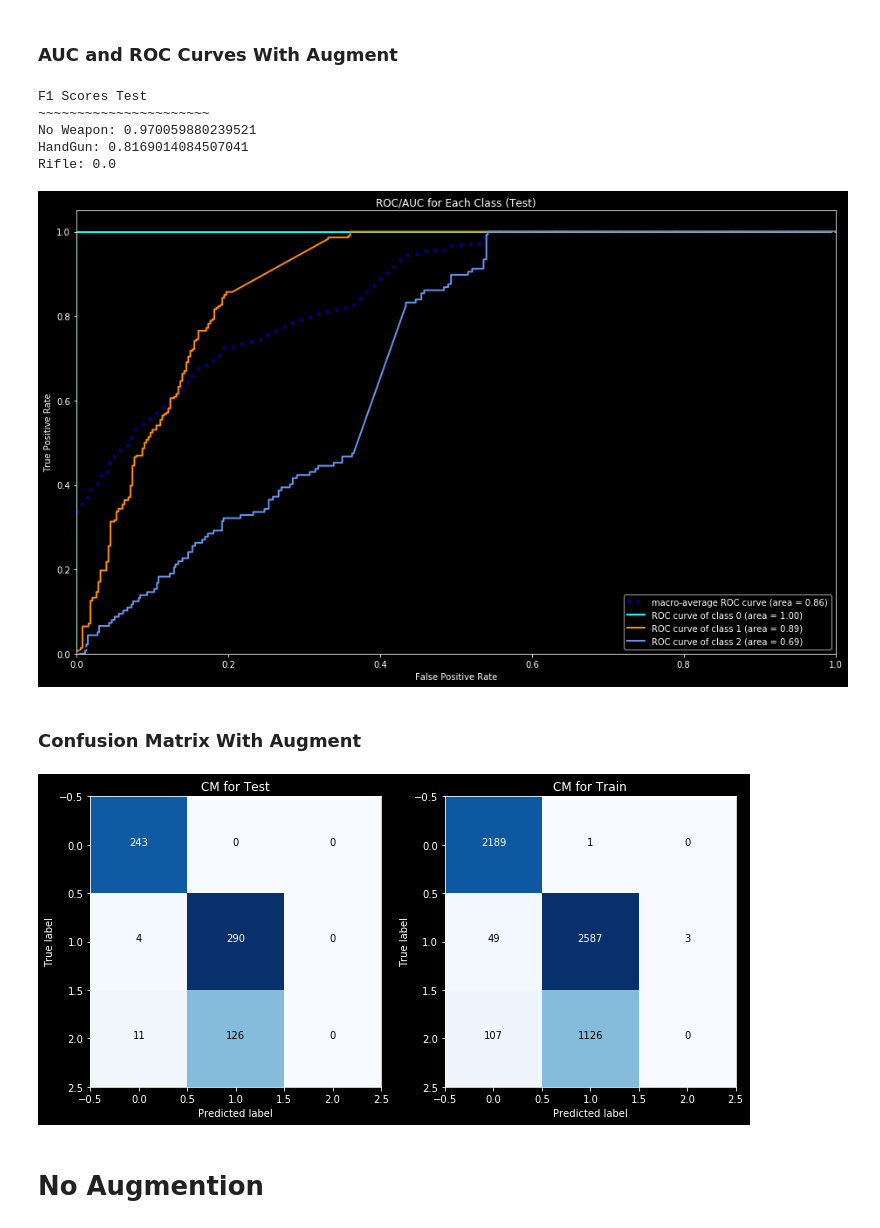
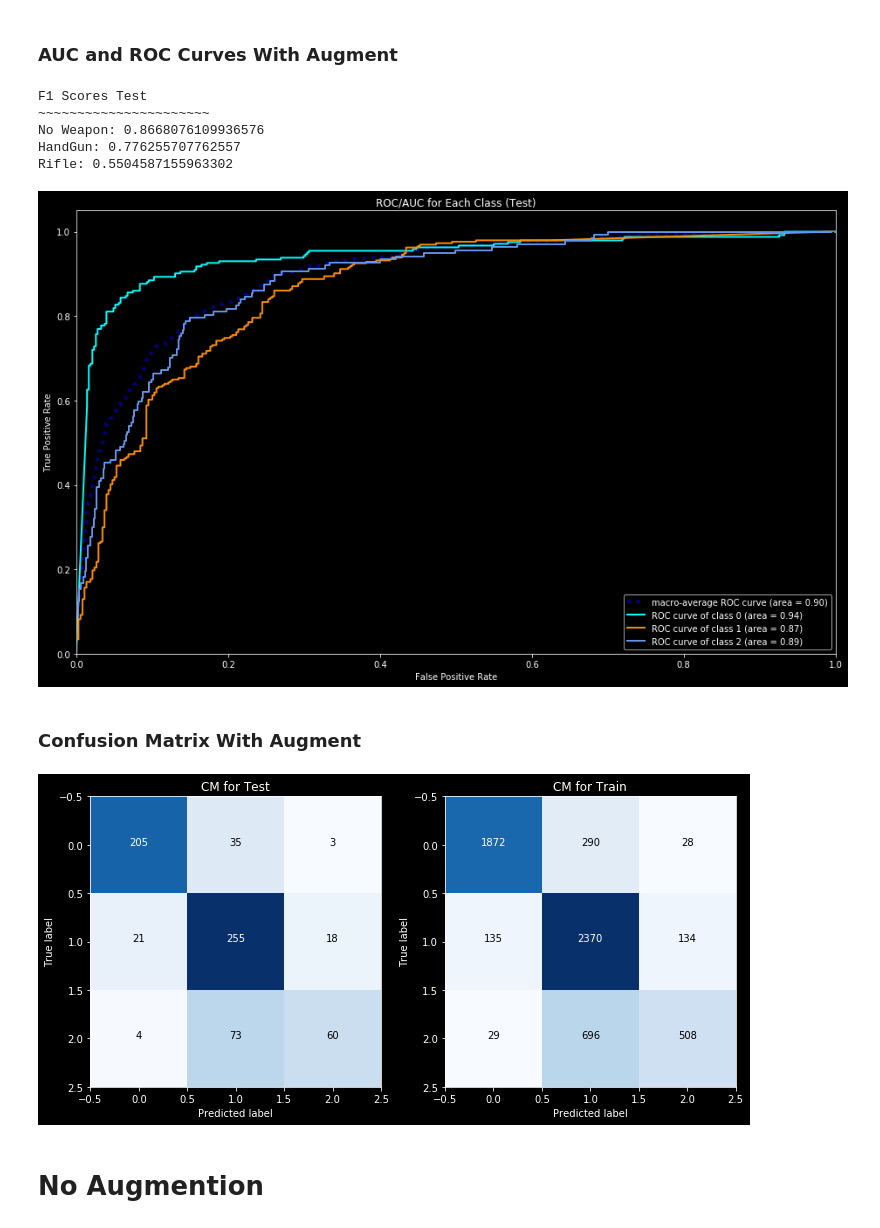
Before and after one commit to HeeebsInc/WeaponDetection, a Jupyter notebook: ModelingNotebook.ipynb, the cells around one changed output. Saved outputs shown, nothing was run; the diff lists cells and outputs as text; code cells hidden in the pictures.

```diff
--- a/ModelingNotebook.ipynb
+++ b/ModelingNotebook.ipynb
@@ -174,46 +153,46 @@ else:
     dim = (var.norm_dimension[0], var.norm_dimension[1], 3)
 
 normal_model = get_conv_model_normal(dim)
-normal_model.load_weights('ModelWeights/CNN-ModelCheckpointWeightsAugment.h5') #load the best weights before overfitting
+normal_model.load_weights('ModelWeights/TestCNN-ModelCheckpointWeightsAugment.h5') #load the best weights before overfitting
 
 
 
-Viz.plot_roc_auc(normal_model, x_test, y_test, 'dark_background', 'figures/ROCAUCAugment.png')
+Viz.plot_roc_auc(normal_model, x_test, y_test, 'dark_background')
 # %% [output]
 F1 Scores Test
 ~~~~~~~~~~~~~~~~~~~~~~
-No Weapon: 0.970059880239521
-HandGun: 0.8169014084507041
-Rifle: 0.0
+No Weapon: 0.8668076109936576
+HandGun: 0.776255707762557
+Rifle: 0.5504587155963302
-[figure, old version]
+[figure, new version]
 # %% [markdown]
 ### Confusion Matrix With Augment
 # %%
 if edge == True:
     dim = (var.norm_dimension[0], var.norm_dimension[1], 1)
 else:
     dim = (var.norm_dimension[0], var.norm_dimension[1], 3)
 
 normal_model = get_conv_model_normal(dim)
-normal_model.load_weights('ModelWeights/CNN-ModelCheckpointWeightsAugment.h5') #load the best weights before overfitting
+normal_model.load_weights('ModelWeights/TestCNN-ModelCheckpointWeightsAugment.h5') #load the best weights before overfitting
 
 
 
 
 
 y_test_prob = [np.argmax(i) for i in normal_model.predict(x_test)]
 y_test_labels = [np.argmax(
     i) for i in y_test]
 test_cnf = confusion_matrix(y_test_labels, y_test_prob)
 
 y_train_prob = [np.argmax(i) for i in normal_model.predict(x_train)]
 y_train_labels = [np.argmax(i) for i in y_train]
 train_cnf = confusion_matrix(y_train_labels, y_train_prob)
 
 Viz.plot_model_cm(test_cnf, train_cnf, classes = ['No Weapon', 'Handgun', 'Rifle'], theme = 'dark_background',
-                  path = 'figures/CMAugment.png')
+                  )
 # %% [output]
-[figure, old version]
+[figure, new version]
 # %% [markdown]
 # No Augmention
 # %%
```
Also changed, not shown: parts of 7 cells of this notebook, 7 other files.
